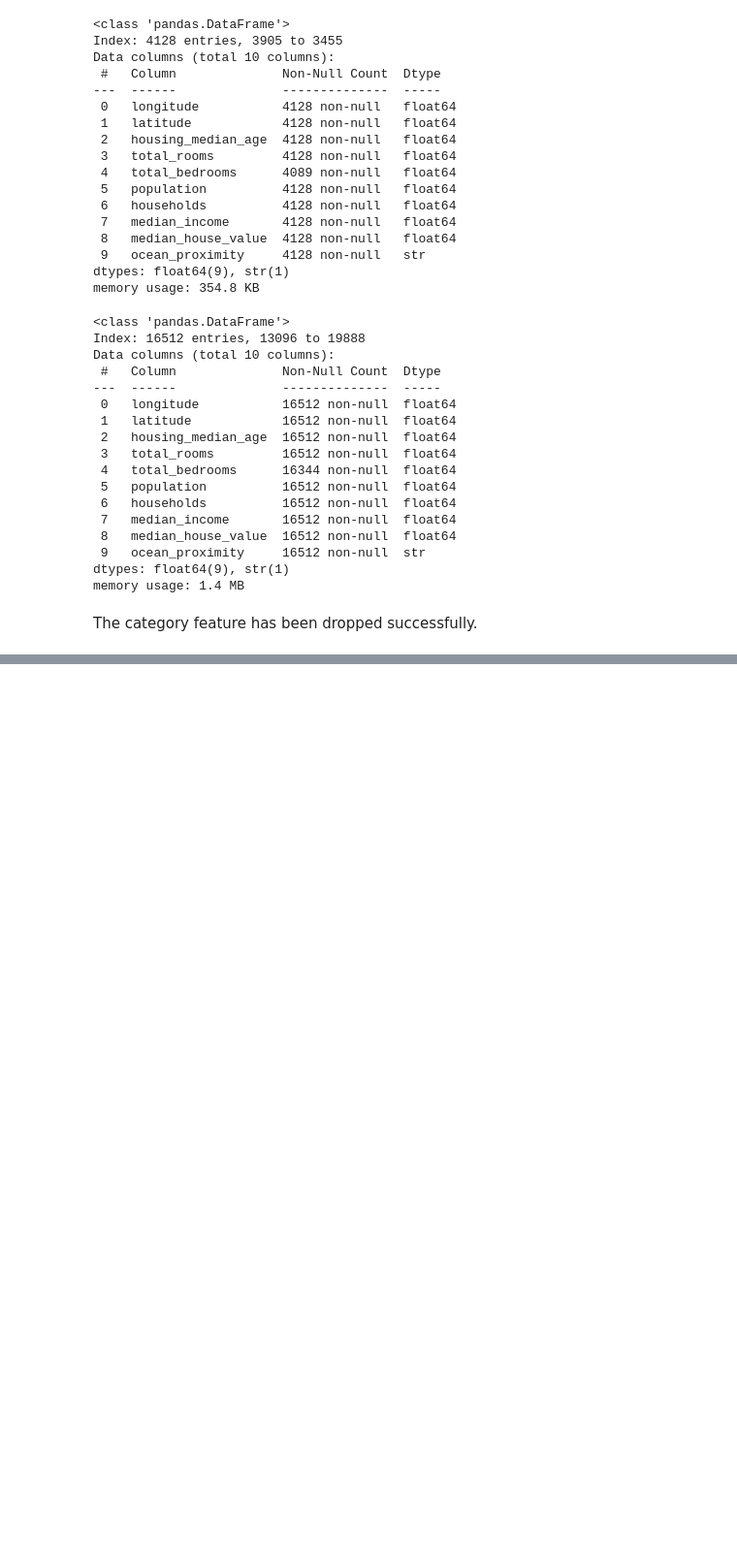
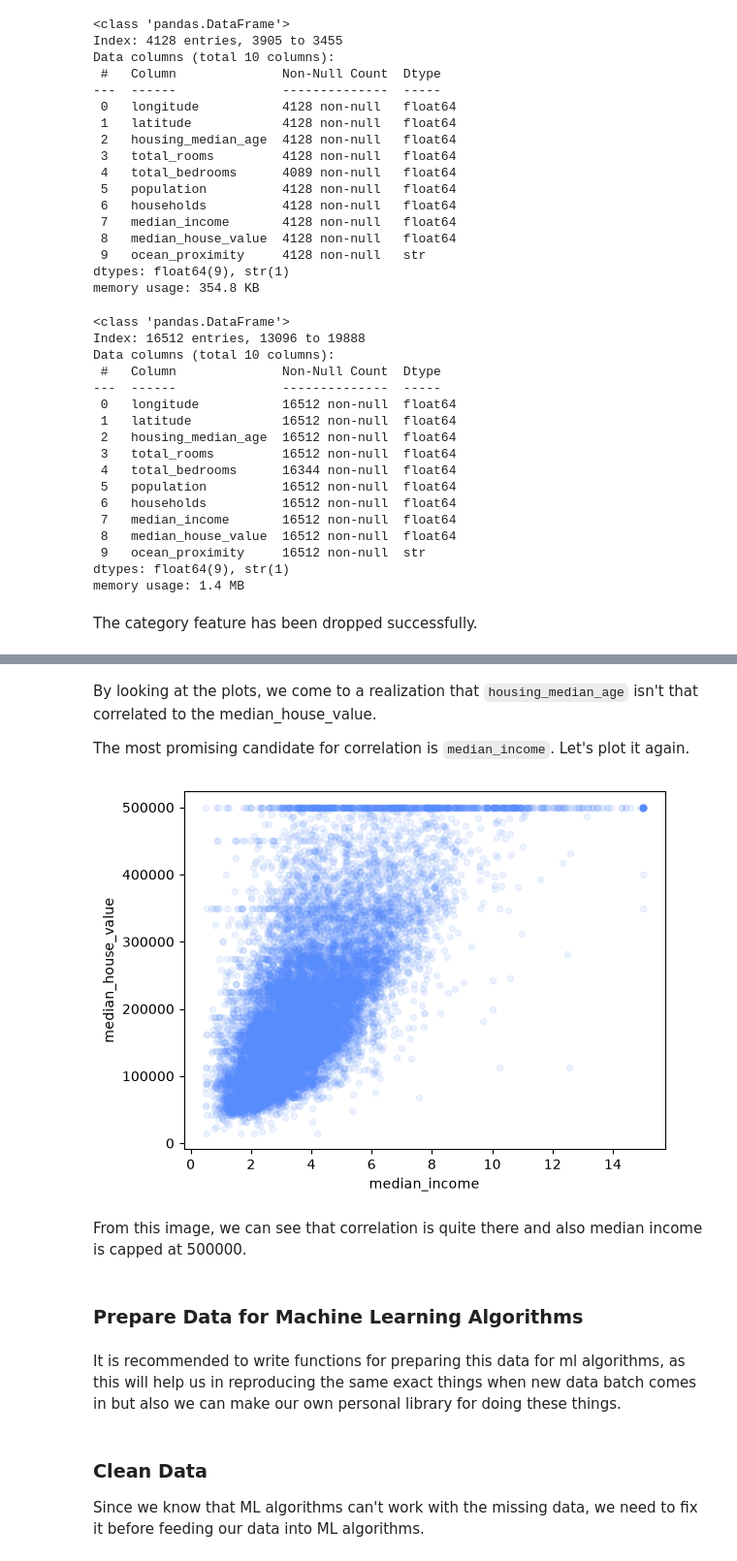
Before and after one commit to Yar-Muhammad-Awaim/hands-on-ml-with-scikit-learn-pytorch, a Jupyter notebook: src/book/chapter2.ipynb, the cells around one changed output, grey strips where cells are left out. Shown at 97% size. Cells and saved outputs as stored; diff of their text form; code cells hidden in the pictures; blank space fills up the shorter version.

```diff
--- a/src/book/chapter2.ipynb
+++ b/src/book/chapter2.ipynb
@@ -320,0 +374,16 @@ The category feature has been dropped successfully.
+# %% [markdown]
+By looking at the plots, we come to a realization that `housing_median_age` isn't that correlated to the median_house_value.
+
+The most promising candidate for correlation is `median_income`. Let's plot it again.
+# %%
+housing.plot(kind="scatter", x="median_income", y="median_house_value", alpha=0.1)
+
+plt.show()
+# %% [output]
+[figure, added]
+# %% [markdown]
+From this image, we can see that correlation is quite there and also median income is capped at 500000.
+# %% [markdown]
+### Prepare Data for Machine Learning Algorithms
+# %% [markdown]
+It is recommended to write functions for preparing this data for ml algorithms, as this will help us in reproducing the same exact things when new data batch comes in but also we can make our own personal library for doing these things.
@@ -320,0 +394,4 @@ The category feature has been dropped successfully.
+# %% [markdown]
+### Clean Data
+
+Since we know that ML algorithms can't work with the missing data, we need to fix it before feeding our data into ML algorithms.
```
Also changed, not shown: parts of 31 cells of this notebook, 2 other files.
